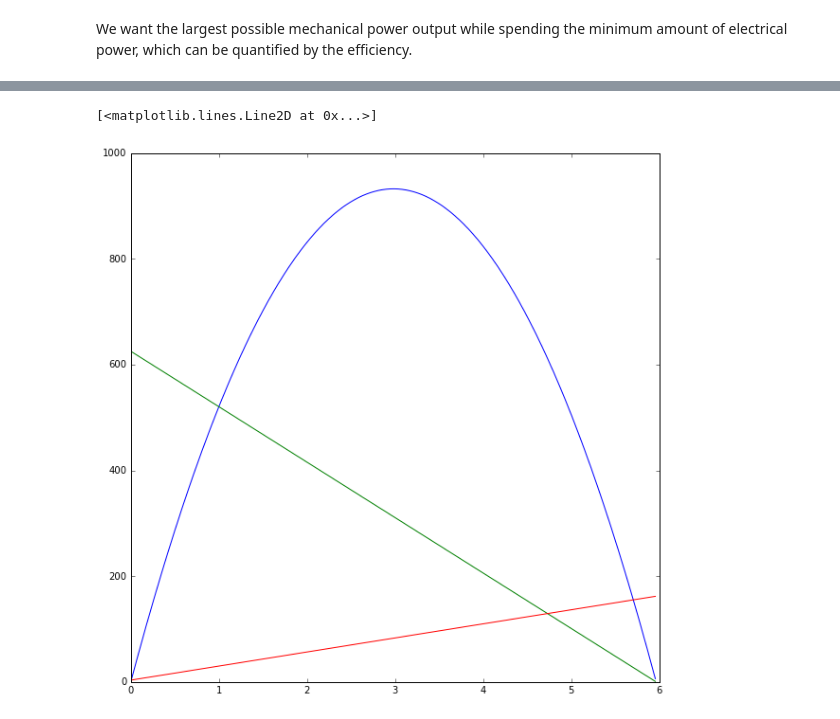
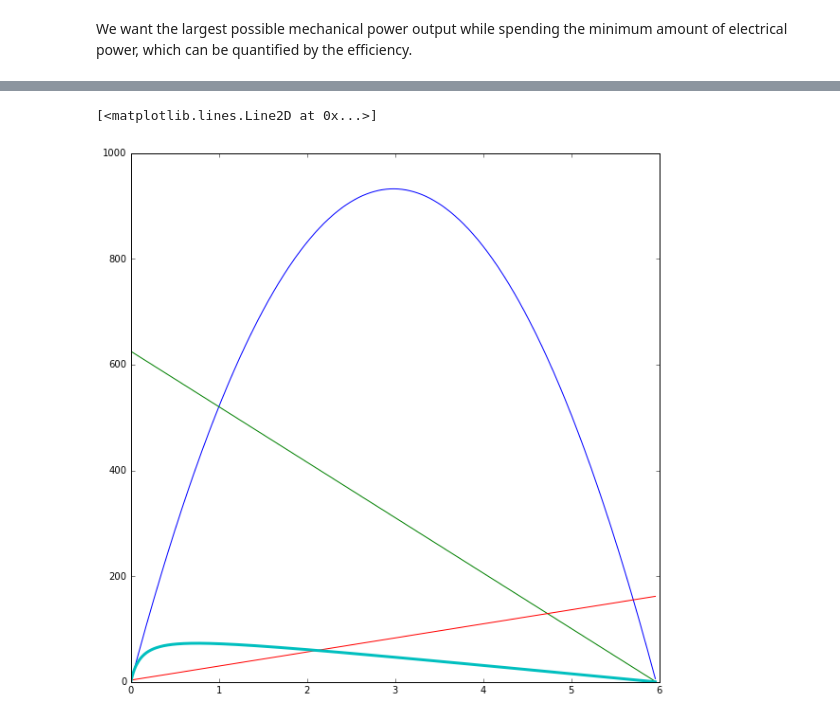
Before and after one commit to alcapriles/SMASH, a Jupyter notebook: gearbox.ipynb, the cells around one changed output, grey strips where cells are left out. Cells and saved outputs as stored; diff of their text form; code cells hidden in the pictures.

```diff
--- a/gearbox.ipynb
+++ b/gearbox.ipynb
@@ -88,8 +92,10 @@ for i in Iin:
 # %%
 plt.figure(figsize=(10,10))
 plt.plot(T, Pout)
 plt.plot(T, w)
 plt.plot(T, Iin)
+eta2 = [100*i for i in eta]
+plt.plot(T, eta2,lw=3)
 # %% [output]
 [<matplotlib.lines.Line2D at 0x...>]
-[figure, old version]
+[figure, new version]
```
Also changed, not shown: parts of 1 cell of this notebook.
